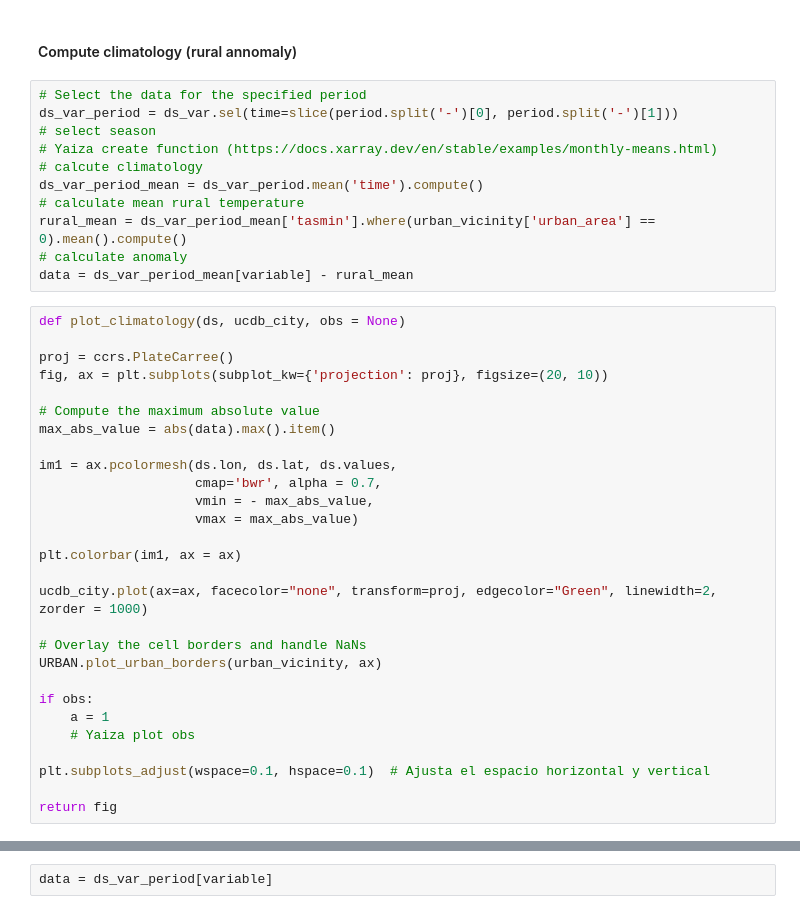
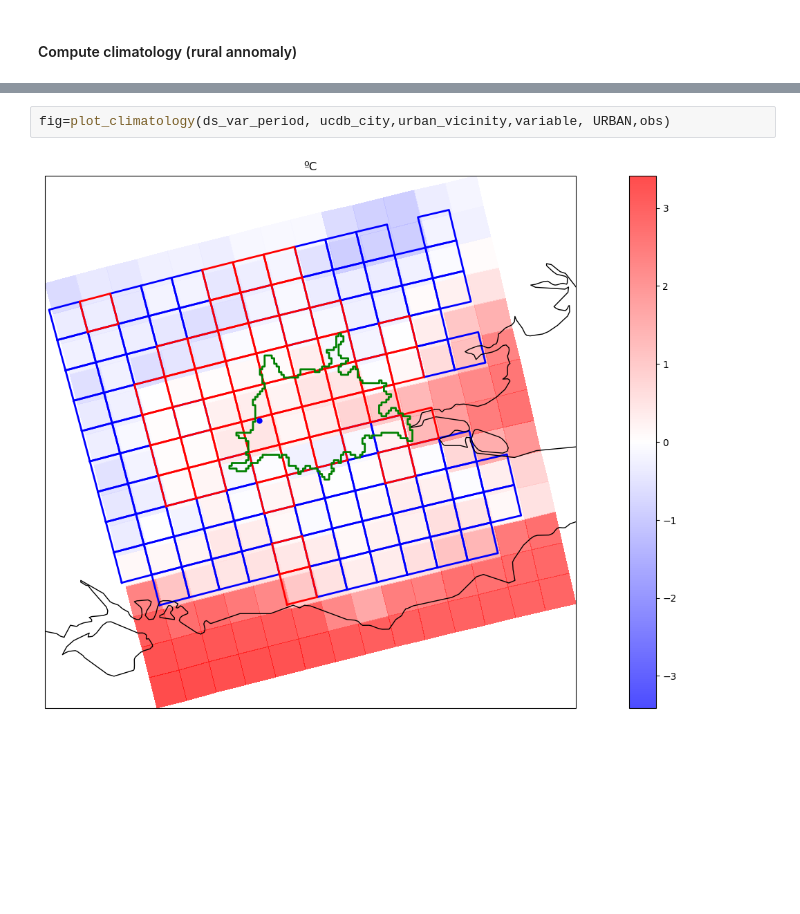
Before and after one commit to yaizaquintana/Isla-Calor, a Jupyter notebook: Cities.ipynb, the cells around one changed output, grey strips where cells are left out. Cells and saved outputs as stored; diff of their text form; blank space fills up the shorter version.

```diff
--- a/Cities.ipynb
+++ b/Cities.ipynb
@@ -172,41 +167,2 @@ ds_var, obs = coincident_time(ds_var, obs, period, season)
 # %% [markdown]
 #### Compute climatology (rural annomaly)
-# %%
-# Select the data for the specified period
-ds_var_period = ds_var.sel(time=slice(period.split('-')[0], period.split('-')[1]))
-# select season
-# Yaiza create function (https://docs.xarray.dev/en/stable/examples/monthly-means.html)
-# calcute climatology
-ds_var_period_mean = ds_var_period.mean('time').compute()
-# calculate mean rural temperature
-rural_mean = ds_var_period_mean['tasmin'].where(urban_vicinity['urban_area'] == 0).mean().compute()
-# calculate anomaly
-data = ds_var_period_mean[variable] - rural_mean
-# %%
-def plot_climatology(ds, ucdb_city, obs = None)
-
-proj = ccrs.PlateCarree()
-fig, ax = plt.subplots(subplot_kw={'projection': proj}, figsize=(20, 10))
-
-# Compute the maximum absolute value
-max_abs_value = abs(data).max().item()
-
-im1 = ax.pcolormesh(ds.lon, ds.lat, ds.values,
-                    cmap='bwr', alpha = 0.7,
-                    vmin = - max_abs_value,
-                    vmax = max_abs_value)
-
-plt.colorbar(im1, ax = ax)
-
-ucdb_city.plot(ax=ax, facecolor="none", transform=proj, edgecolor="Green", linewidth=2, zorder = 1000)
-
-# Overlay the cell borders and handle NaNs
-URBAN.plot_urban_borders(urban_vicinity, ax)
-
-if obs:
-    a = 1
-    # Yaiza plot obs
-
-plt.subplots_adjust(wspace=0.1, hspace=0.1)  # Ajusta el espacio horizontal y vertical
-
-return fig
@@ -215,3 +169,5 @@ return fig
 # %%
-data = ds_var_period[variable]
+fig=plot_climatology(ds_var_period, ucdb_city,urban_vicinity,variable, URBAN,obs)
+# %% [output]
+[figure, added]
 # %%
```
Also changed, not shown: parts of 19 cells of this notebook, 2 other files.
